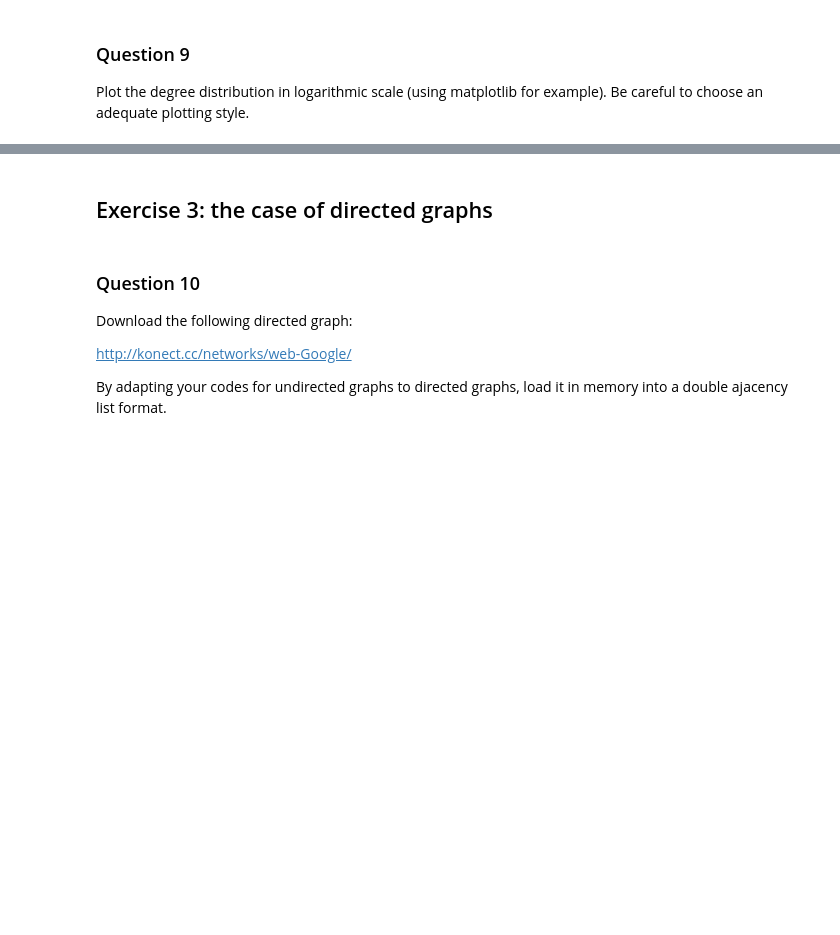
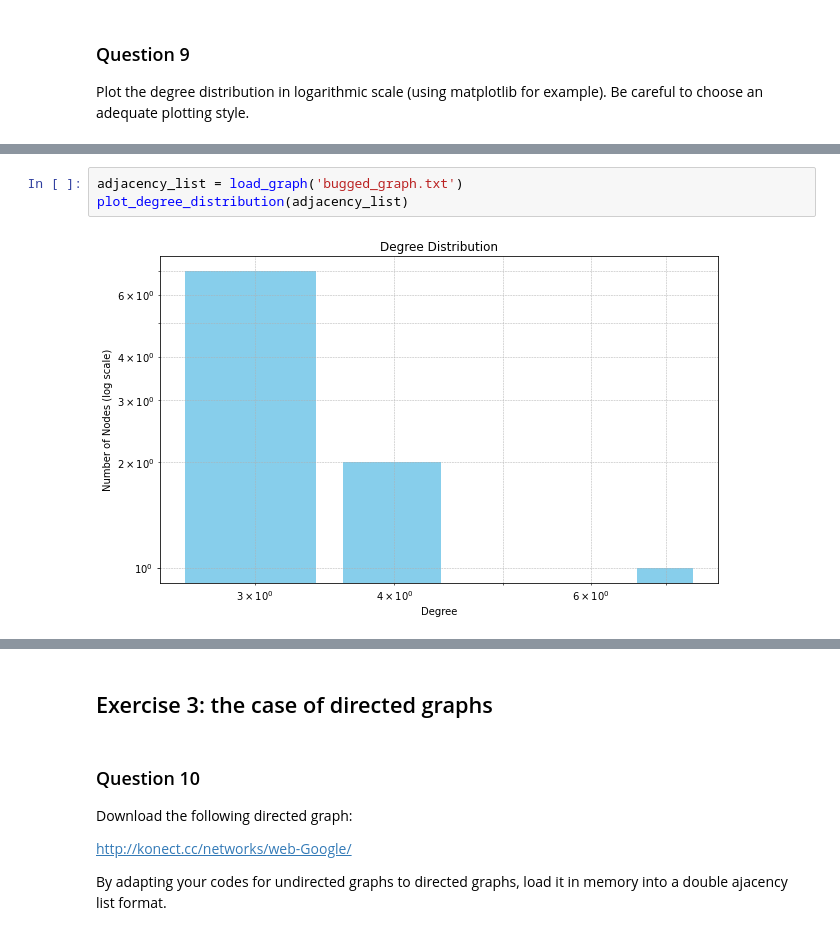
Before and after one commit to JackThay/NAM_TP1, a Jupyter notebook: TP1_Students.ipynb, the cells around one changed output, grey strips where cells are left out. Cells and saved outputs as stored; diff of their text form; blank space fills up the shorter version.

```diff
--- a/TP1_Students.ipynb
+++ b/TP1_Students.ipynb
@@ -230,0 +352,5 @@ plot_degree_distribution(adjacency_list)
+# %%
+adjacency_list = load_graph('bugged_graph.txt')
+plot_degree_distribution(adjacency_list)
+# %% [output]
+[figure, added]
```
Also changed, not shown: parts of 51 cells of this notebook, 1 other file.
